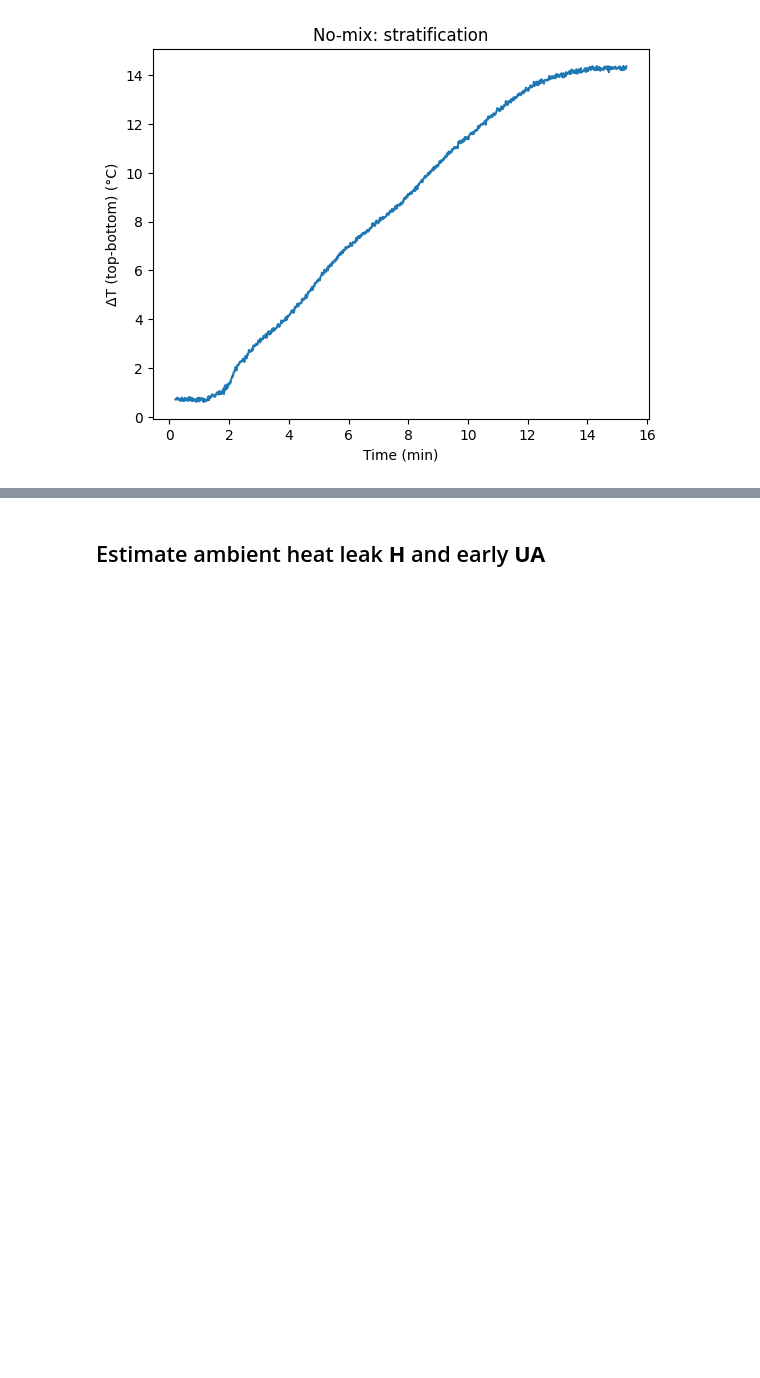
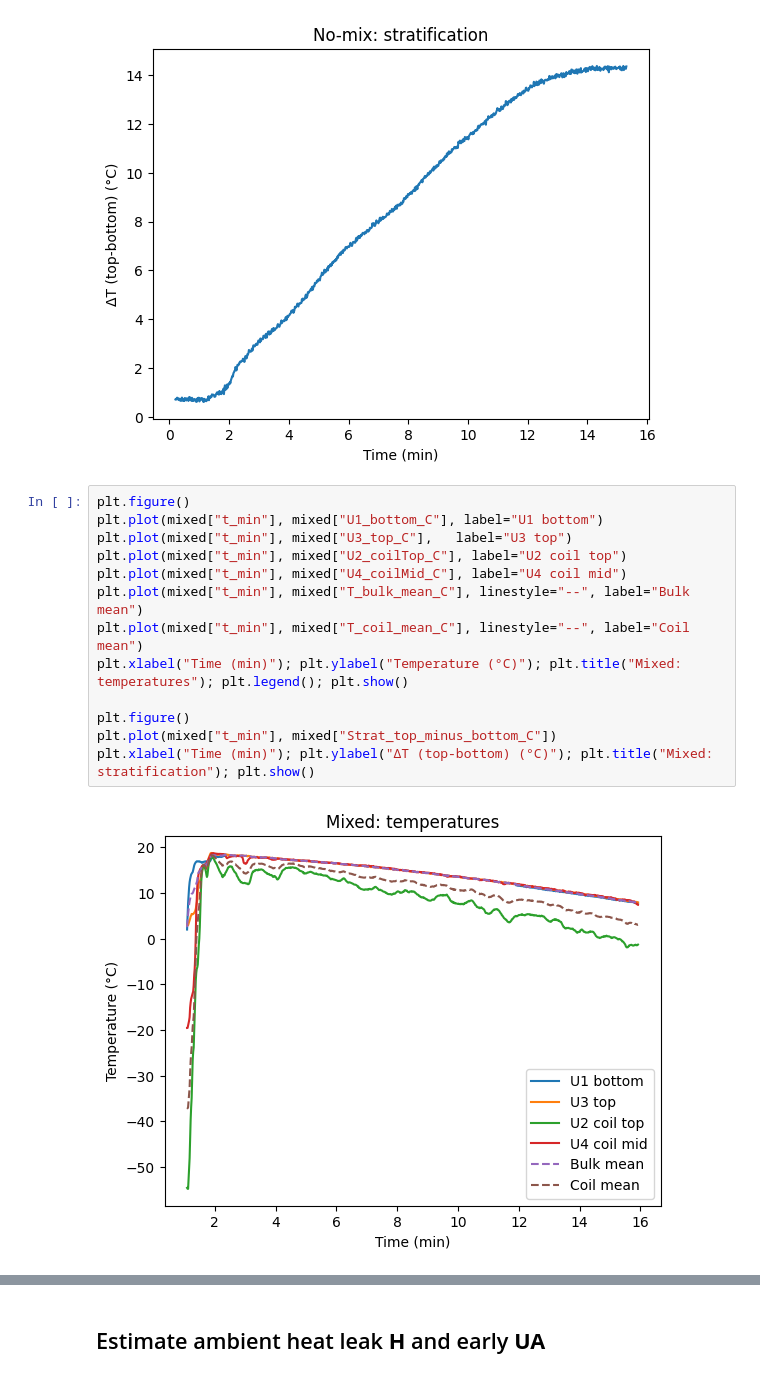
Before and after one commit to Pocar-Lab/hfe-system, a Jupyter notebook: analysis/notebooks/HX_performance_analysis.ipynb, the cells around one changed output, grey strips where cells are left out. Saved outputs shown, nothing was run; the diff lists cells and outputs as text; blank space fills up the shorter version.

```diff
--- a/analysis/notebooks/HX_performance_analysis.ipynb
+++ b/analysis/notebooks/HX_performance_analysis.ipynb
@@ -133,3 +96,18 @@ plt.xlabel("Time (min)"); plt.ylabel("ΔT (top-bottom) (°C)"); plt.title("No-mi
 # %% [output]
 [figure]
 [figure]
+# %%
+plt.figure()
+plt.plot(mixed["t_min"], mixed["U1_bottom_C"], label="U1 bottom")
+plt.plot(mixed["t_min"], mixed["U3_top_C"],   label="U3 top")
+plt.plot(mixed["t_min"], mixed["U2_coilTop_C"], label="U2 coil top")
+plt.plot(mixed["t_min"], mixed["U4_coilMid_C"], label="U4 coil mid")
+plt.plot(mixed["t_min"], mixed["T_bulk_mean_C"], linestyle="--", label="Bulk mean")
+plt.plot(mixed["t_min"], mixed["T_coil_mean_C"], linestyle="--", label="Coil mean")
+plt.xlabel("Time (min)"); plt.ylabel("Temperature (°C)"); plt.title("Mixed: temperatures"); plt.legend(); plt.show()
+
+plt.figure()
+plt.plot(mixed["t_min"], mixed["Strat_top_minus_bottom_C"])
+plt.xlabel("Time (min)"); plt.ylabel("ΔT (top-bottom) (°C)"); plt.title("Mixed: stratification"); plt.show()
+# %% [output]
+[figure, added]
```
Also changed, not shown: parts of 12 cells of this notebook, 24 other files.
